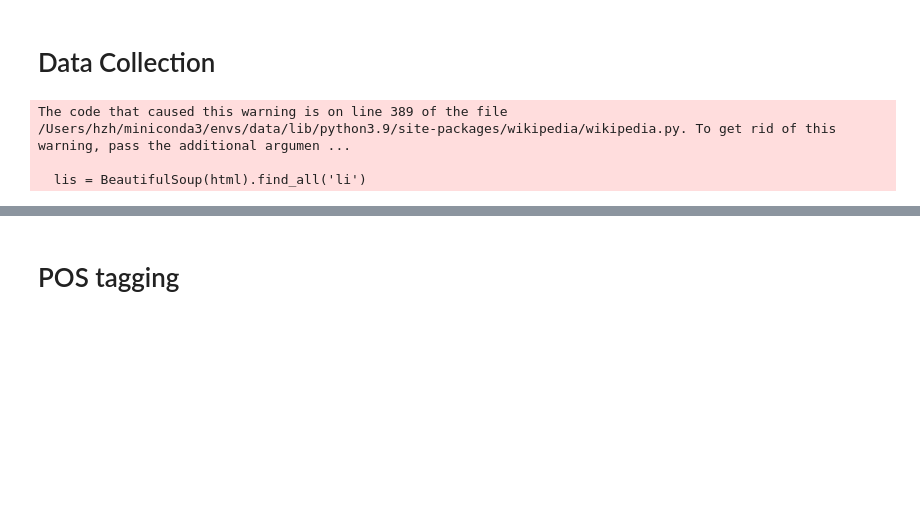
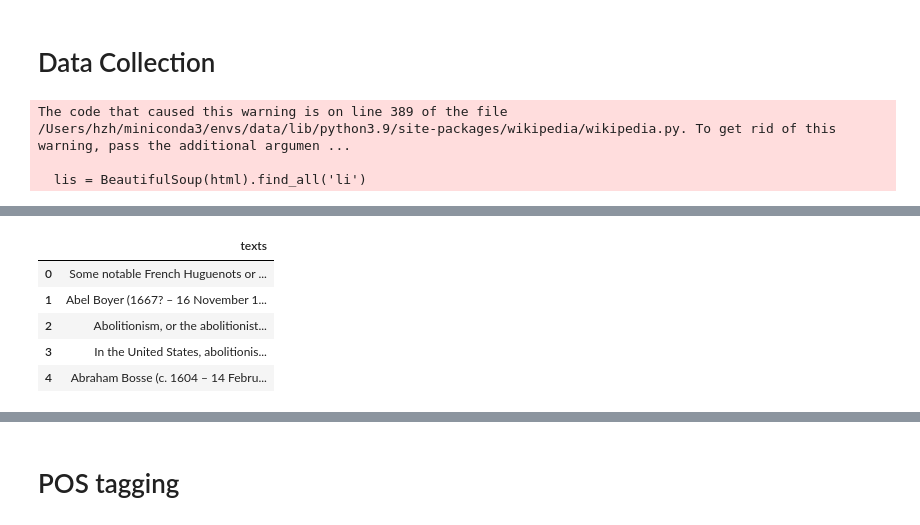
Before and after one commit to AnnaTokareff/data-science-project, a Jupyter notebook: part_2.ipynb, the cells around one changed output, grey strips where cells are left out. Saved outputs shown, nothing was run; the diff lists cells and outputs as text; code cells hidden in the pictures; blank space fills up the shorter version.

```diff
--- a/part_2.ipynb
+++ b/part_2.ipynb
@@ -96,0 +120,10 @@ df.to_csv('part2_dataset.csv', index=False)
+# %%
+df_dataset = pd.read_csv("part2_dataset.csv")
+df_dataset.head()
+# %% [output]
+|  | texts |
+| 0 | Some notable French Huguenots or ... |
+| 1 | Abel Boyer (1667? – 16 November 1... |
+| 2 | Abolitionism, or the abolitionist... |
+| 3 | In the United States, abolitionis... |
+| 4 | Abraham Bosse (c. 1604 – 14 Febru... |
```
Also changed, not shown: parts of 24 cells of this notebook, 1 other file.
